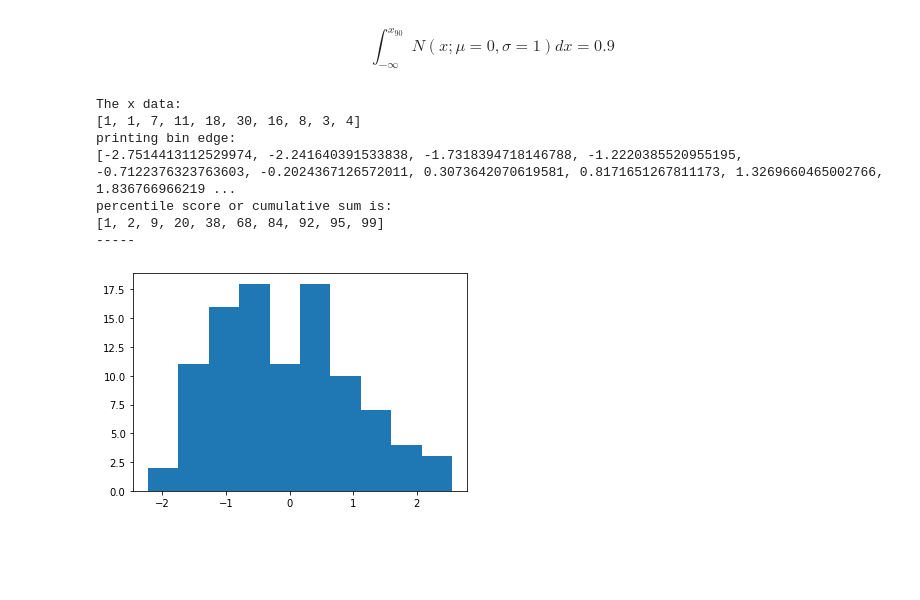
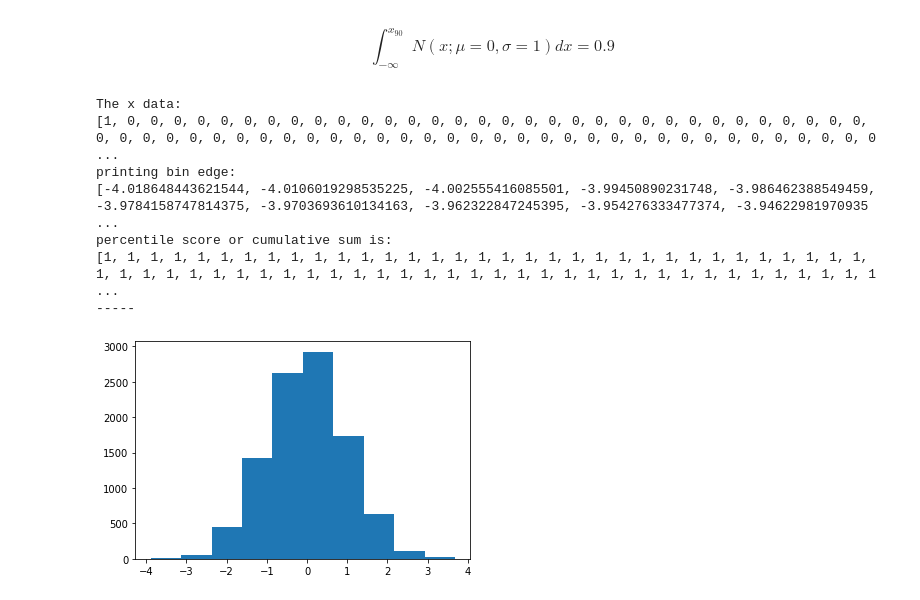
Before and after one commit to Gautam-Eapi/DATA1401-Spring-2020, a Jupyter notebook: Exams/Mid-term/Gautam Eapi Midterm 1 - DATA 1401 - Spring 2020.ipynb, the cells around one changed output. Drawn from its saved outputs; the diff is of its cells as text; code cells hidden in the pictures; blank space fills up the shorter version.

```diff
--- a/Exams/Mid-term/Gautam Eapi Midterm 1 - DATA 1401 - Spring 2020.ipynb
+++ b/Exams/Mid-term/Gautam Eapi Midterm 1 - DATA 1401 - Spring 2020.ipynb
@@ -214,7 +214,7 @@ def generate_normal(N,m=0,s=1):
 
     return out[:N]
 
-def histogram(data, n_bins=10,x_min=None, x_max=None):
+def histogram(data, n_bins=1000,x_min=None, x_max=None):
     if x_min==None:
         x_min=min(data)
     if x_max==None:
@@ -235,24 +235,24 @@ def histogram(data, n_bins=10,x_min=None, x_max=None):
 # %%
 %matplotlib inline
 import matplotlib.pyplot as plt
-
-x_data = generate_normal(100)
-plt.hist(generate_normal(100,0,1))
+# The x_90 percentile score will keep changing and will not have a constant value every single time we run the code. Is it a range (interval) this x_90 falls?
+x_data = generate_normal(10000)
+plt.hist(generate_normal(10000,0,1))
 num,binedge = histogram(x_data)
 print("The x data:")
 print(num)
 print("printing bin edge:")
 print(binedge)
 print("percentile score or cumulative sum is:")
 out = cumulative_sum(num)
 print(out)
 print("-----")
 # %% [output]
 The x data:
-[1, 1, 7, 11, 18, 30, 16, 8, 3, 4]
+[1, 0, 0, 0, 0, 0, 0, 0, 0, 0, 0, 0, 0, 0, 0, 0, 0, 0, 0, 0, 0, 0, 0, 0, 0, 0, 0, 0, 0, 0, 0, 0, 0, 0, 0, 0, 0, 0, 0, 0, 0, 0, 0, 0, 0, 0, 0, 0, 0, 0, 0, 0, 0, 0, 0, 0, 0, 0, 0, 0, 0, 0, 0, 0, 0, 0, 0 ...
 printing bin edge:
-[-2.7514413112529974, -2.241640391533838, -1.7318394718146788, -1.2220385520955195, -0.7122376323763603, -0.2024367126572011, 0.3073642070619581, 0.8171651267811173, 1.3269660465002766, 1.836766966219 ...
+[-4.018648443621544, -4.0106019298535225, -4.002555416085501, -3.99450890231748, -3.986462388549459, -3.9784158747814375, -3.9703693610134163, -3.962322847245395, -3.954276333477374, -3.94622981970935 ...
 percentile score or cumulative sum is:
-[1, 2, 9, 20, 38, 68, 84, 92, 95, 99]
+[1, 1, 1, 1, 1, 1, 1, 1, 1, 1, 1, 1, 1, 1, 1, 1, 1, 1, 1, 1, 1, 1, 1, 1, 1, 1, 1, 1, 1, 1, 1, 1, 1, 1, 1, 1, 1, 1, 1, 1, 1, 1, 1, 1, 1, 1, 1, 1, 1, 1, 1, 1, 1, 1, 1, 1, 1, 1, 1, 1, 1, 1, 1, 1, 1, 1, 1 ...
 -----
-[figure, old version]
+[figure, new version]
```
